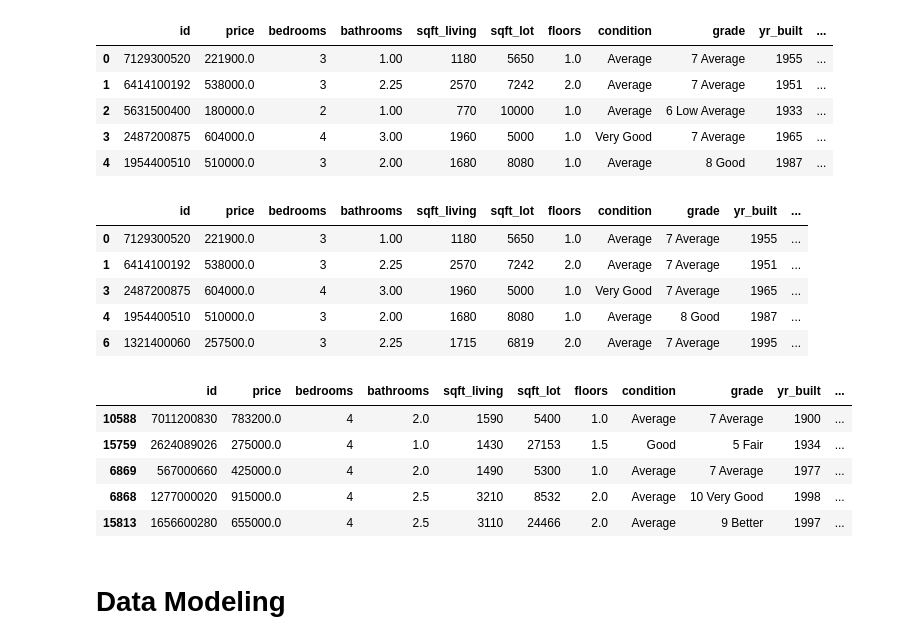
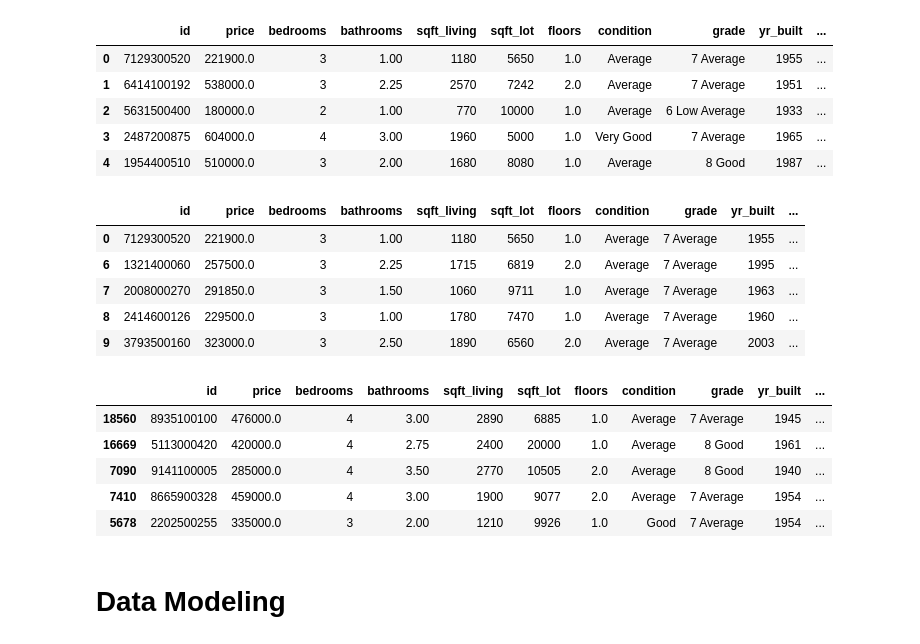
Before and after one commit to ashakeri92/dsc-phase-2-project-v2-3, a Jupyter notebook: Analysis.ipynb, the cells around one changed output. Drawn from its saved outputs; the diff is of its cells as text; code cells hidden in the pictures.

```diff
--- a/Analysis.ipynb
+++ b/Analysis.ipynb
@@ -47,24 +65,24 @@ kc=kc.dropna()
 # %%
 # First time home buyers will not be looking at homes over $1,000,000. Homes above that threshold will be removed.
 # Homes with bedrooms at or above 4, and greater than 2 floors will also be removed.
-kc = kc[kc.price<1000000][kc.bedrooms<=4][kc.floors<=2]
+kc = kc[kc.price<=500000][kc.bedrooms<=4][kc.floors<=2]
 kc.head()
 # %% [output]
 |  | id | price | bedrooms | bathrooms | sqft_living | sqft_lot | floors | condition | grade | yr_built | ... |
 | 0 | 7129300520 | 221900.0 | 3 | 1.00 | 1180 | 5650 | 1.0 | Average | 7 Average | 1955 | ... |
-| 1 | 6414100192 | 538000.0 | 3 | 2.25 | 2570 | 7242 | 2.0 | Average | 7 Average | 1951 | ... |
-| 3 | 2487200875 | 604000.0 | 4 | 3.00 | 1960 | 5000 | 1.0 | Very Good | 7 Average | 1965 | ... |
-| 4 | 1954400510 | 510000.0 | 3 | 2.00 | 1680 | 8080 | 1.0 | Average | 8 Good | 1987 | ... |
 | 6 | 1321400060 | 257500.0 | 3 | 2.25 | 1715 | 6819 | 2.0 | Average | 7 Average | 1995 | ... |
+| 7 | 2008000270 | 291850.0 | 3 | 1.50 | 1060 | 9711 | 1.0 | Average | 7 Average | 1963 | ... |
+| 8 | 2414600126 | 229500.0 | 3 | 1.00 | 1780 | 7470 | 1.0 | Average | 7 Average | 1960 | ... |
+| 9 | 3793500160 | 323000.0 | 3 | 2.50 | 1890 | 6560 | 2.0 | Average | 7 Average | 2003 | ... |
 # %%
-kc.sort_values('bedrooms', ascending=False).head()
+kc.sort_values('yr_renovated', ascending=False).head()
 # %% [output]
 |  | id | price | bedrooms | bathrooms | sqft_living | sqft_lot | floors | condition | grade | yr_built | ... |
-| 10588 | 7011200830 | 783200.0 | 4 | 2.0 | 1590 | 5400 | 1.0 | Average | 7 Average | 1900 | ... |
-| 15759 | 2624089026 | 275000.0 | 4 | 1.0 | 1430 | 27153 | 1.5 | Good | 5 Fair | 1934 | ... |
-| 6869 | 567000660 | 425000.0 | 4 | 2.0 | 1490 | 5300 | 1.0 | Average | 7 Average | 1977 | ... |
-| 6868 | 1277000020 | 915000.0 | 4 | 2.5 | 3210 | 8532 | 2.0 | Average | 10 Very Good | 1998 | ... |
-| 15813 | 1656600280 | 655000.0 | 4 | 2.5 | 3110 | 24466 | 2.0 | Average | 9 Better | 1997 | ... |
+| 18560 | 8935100100 | 476000.0 | 4 | 3.00 | 2890 | 6885 | 1.0 | Average | 7 Average | 1945 | ... |
+| 16669 | 5113000420 | 420000.0 | 4 | 2.75 | 2400 | 20000 | 1.0 | Average | 8 Good | 1961 | ... |
+| 7090 | 9141100005 | 285000.0 | 4 | 3.50 | 2770 | 10505 | 2.0 | Average | 8 Good | 1940 | ... |
+| 7410 | 8665900328 | 459000.0 | 4 | 3.00 | 1900 | 9077 | 2.0 | Average | 7 Average | 1954 | ... |
+| 5678 | 2202500255 | 335000.0 | 3 | 2.00 | 1210 | 9926 | 1.0 | Good | 7 Average | 1954 | ... |
 # %% [markdown]
 # Data Modeling
 # %%
```
Also changed, not shown: parts of 5 cells of this notebook.
